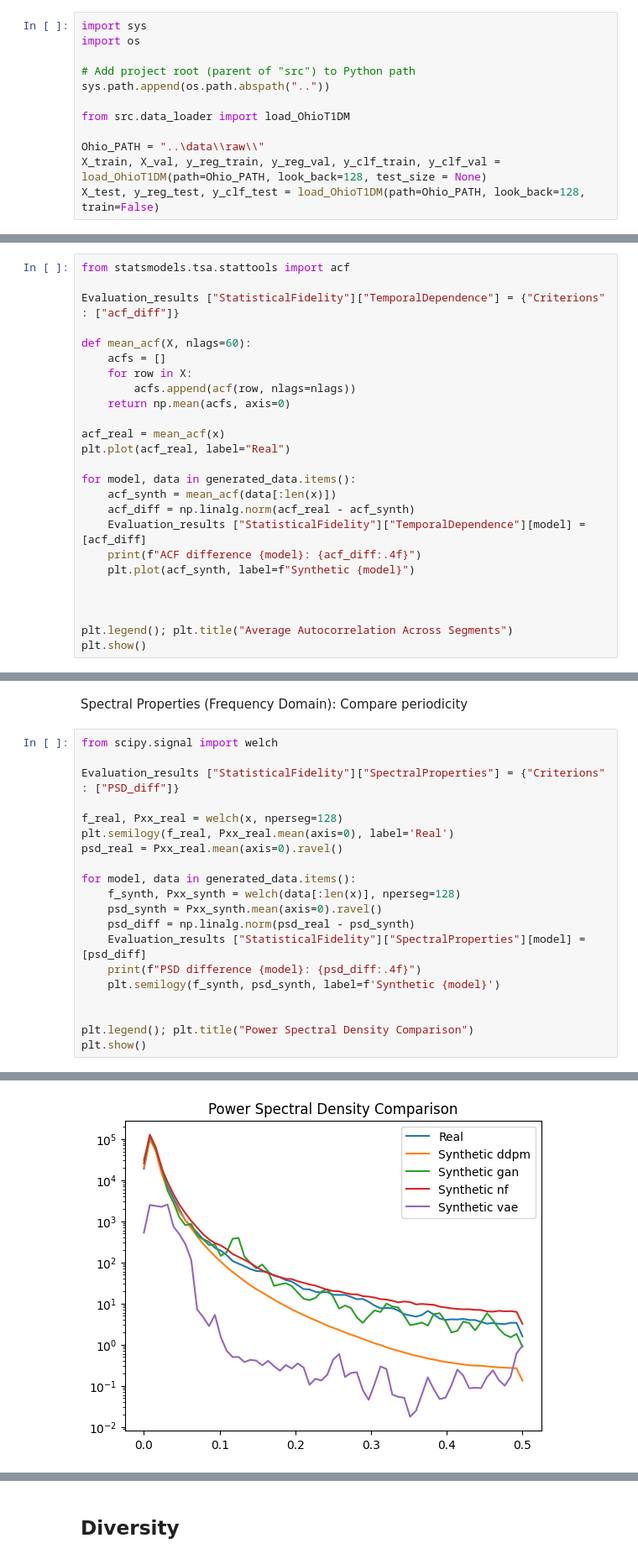
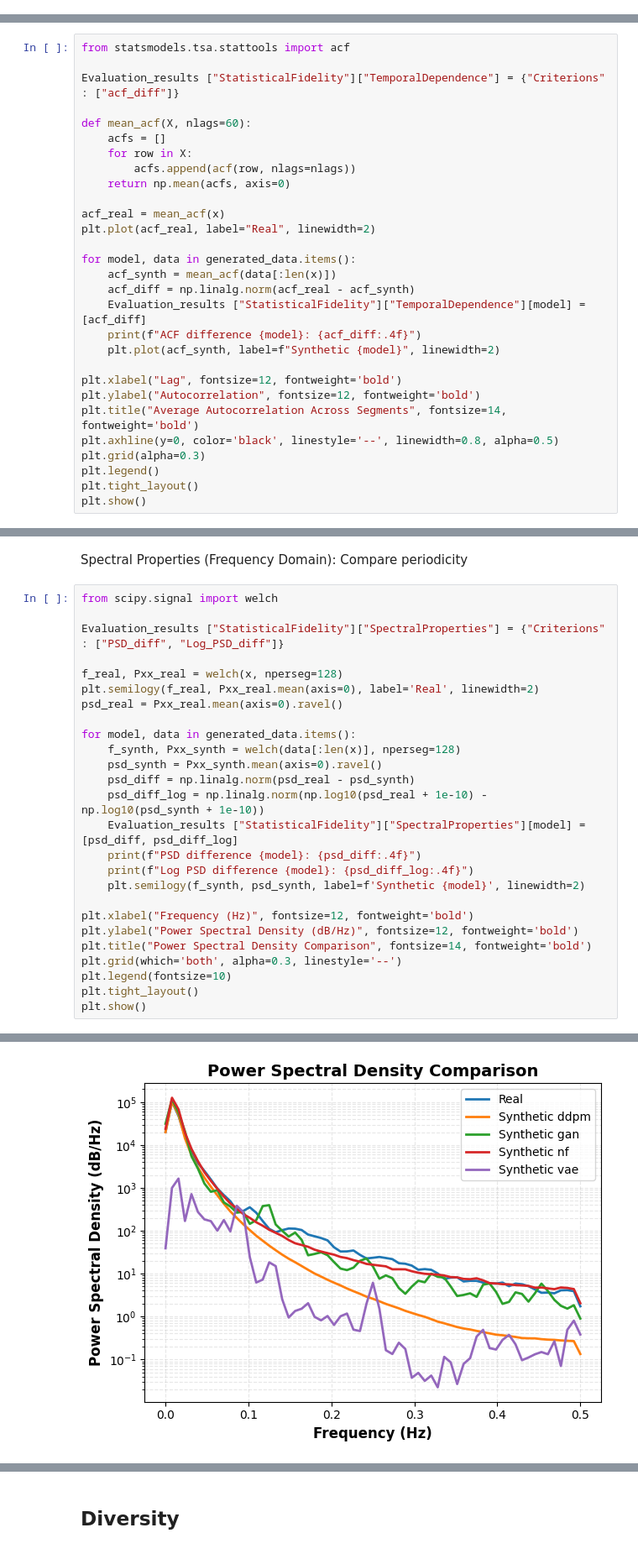
Before and after one commit to miro-4231/Synth_CGM, a Jupyter notebook: notebooks/data_analysis.ipynb, the cells around one changed output, grey strips where cells are left out. Shown at 84% size. Drawn from its saved outputs; the diff is of its cells as text.

```diff
--- a/notebooks/data_analysis.ipynb
+++ b/notebooks/data_analysis.ipynb
@@ -38,18 +38,6 @@ X_train, X_val, X_test, y_reg_train, y_reg_val, y_reg_test, y_clf_train, y_clf_v
 y_clf_test.shape
 # %% [output]
 (10329,)
-# %%
-import sys
-import os
-
-# Add project root (parent of "src") to Python path
-sys.path.append(os.path.abspath(".."))
-
-from src.data_loader import load_OhioT1DM
-
-Ohio_PATH = "..\data\\raw\\"
-X_train, X_val, y_reg_train, y_reg_val, y_clf_train, y_clf_val = load_OhioT1DM(path=Ohio_PATH, look_back=128, test_size = None)
-X_test, y_reg_test, y_clf_test = load_OhioT1DM(path=Ohio_PATH, look_back=128, train=False)
 # %%
 import glob
 import re
@@ -170,17 +194,21 @@ def mean_acf(X, nlags=60):
     return np.mean(acfs, axis=0)
 
 acf_real = mean_acf(x)
-plt.plot(acf_real, label="Real")
+plt.plot(acf_real, label="Real", linewidth=2)
 
 for model, data in generated_data.items():
     acf_synth = mean_acf(data[:len(x)])
     acf_diff = np.linalg.norm(acf_real - acf_synth)
     Evaluation_results ["StatisticalFidelity"]["TemporalDependence"][model] = [acf_diff]
     print(f"ACF difference {model}: {acf_diff:.4f}")
-    plt.plot(acf_synth, label=f"Synthetic {model}")
+    plt.plot(acf_synth, label=f"Synthetic {model}", linewidth=2)
 
-
-
-plt.legend(); plt.title("Average Autocorrelation Across Segments")
+plt.xlabel("Lag", fontsize=12, fontweight='bold')
+plt.ylabel("Autocorrelation", fontsize=12, fontweight='bold')
+plt.title("Average Autocorrelation Across Segments", fontsize=14, fontweight='bold')
+plt.axhline(y=0, color='black', linestyle='--', linewidth=0.8, alpha=0.5)
+plt.grid(alpha=0.3)
+plt.legend()
+plt.tight_layout()
 plt.show()
 # %% [output]
@@ -194,21 +222,27 @@ Spectral Properties (Frequency Domain): Compare periodicity
 # %%
 from scipy.signal import welch
 
-Evaluation_results ["StatisticalFidelity"]["SpectralProperties"] = {"Criterions" : ["PSD_diff"]}
+Evaluation_results ["StatisticalFidelity"]["SpectralProperties"] = {"Criterions" : ["PSD_diff", "Log_PSD_diff"]}
 
 f_real, Pxx_real = welch(x, nperseg=128)
-plt.semilogy(f_real, Pxx_real.mean(axis=0), label='Real')
+plt.semilogy(f_real, Pxx_real.mean(axis=0), label='Real', linewidth=2)
 psd_real = Pxx_real.mean(axis=0).ravel()
 
 for model, data in generated_data.items():
     f_synth, Pxx_synth = welch(data[:len(x)], nperseg=128)
     psd_synth = Pxx_synth.mean(axis=0).ravel()
     psd_diff = np.linalg.norm(psd_real - psd_synth)
-    Evaluation_results ["StatisticalFidelity"]["SpectralProperties"][model] = [psd_diff]
+    psd_diff_log = np.linalg.norm(np.log10(psd_real + 1e-10) - np.log10(psd_synth + 1e-10))
+    Evaluation_results ["StatisticalFidelity"]["SpectralProperties"][model] = [psd_diff, psd_diff_log]
     print(f"PSD difference {model}: {psd_diff:.4f}")
-    plt.semilogy(f_synth, psd_synth, label=f'Synthetic {model}')
+    print(f"Log PSD difference {model}: {psd_diff_log:.4f}")
+    plt.semilogy(f_synth, psd_synth, label=f'Synthetic {model}', linewidth=2)
 
-
-plt.legend(); plt.title("Power Spectral Density Comparison")
+plt.xlabel("Frequency (Hz)", fontsize=12, fontweight='bold')
+plt.ylabel("Power Spectral Density (dB/Hz)", fontsize=12, fontweight='bold')
+plt.title("Power Spectral Density Comparison", fontsize=14, fontweight='bold')
+plt.grid(which='both', alpha=0.3, linestyle='--')
+plt.legend(fontsize=10)
+plt.tight_layout()
 plt.show()
 # %% [output]
@@ -219,4 +257,4 @@ PSD difference vae: 113863.9297
-[figure, old version]
+[figure, new version]
 # %%
 Evaluation_results
 # %% [output]
```
Also changed, not shown: parts of 23 cells of this notebook, 4 other files.
